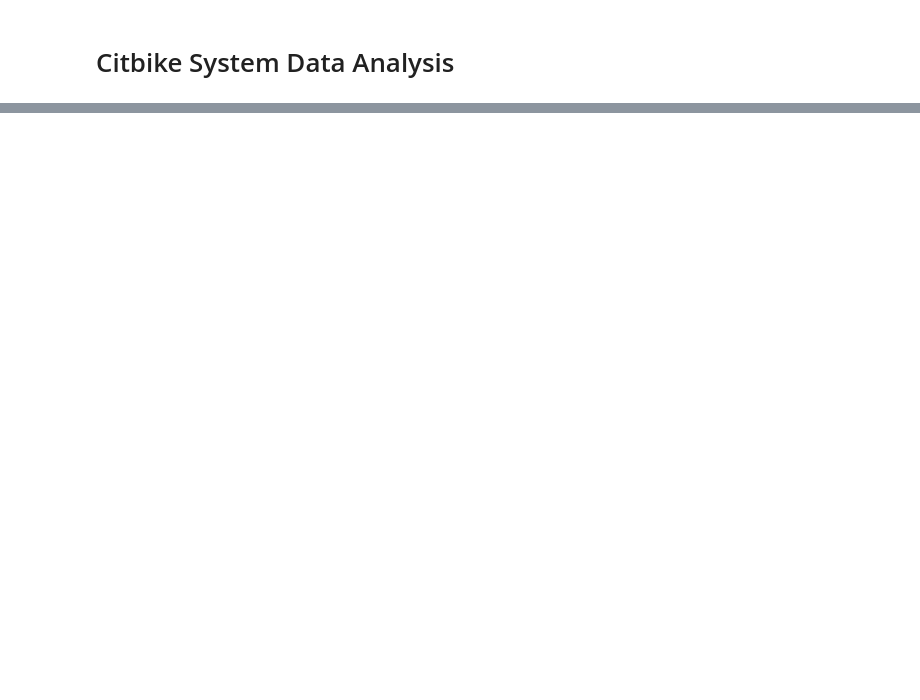
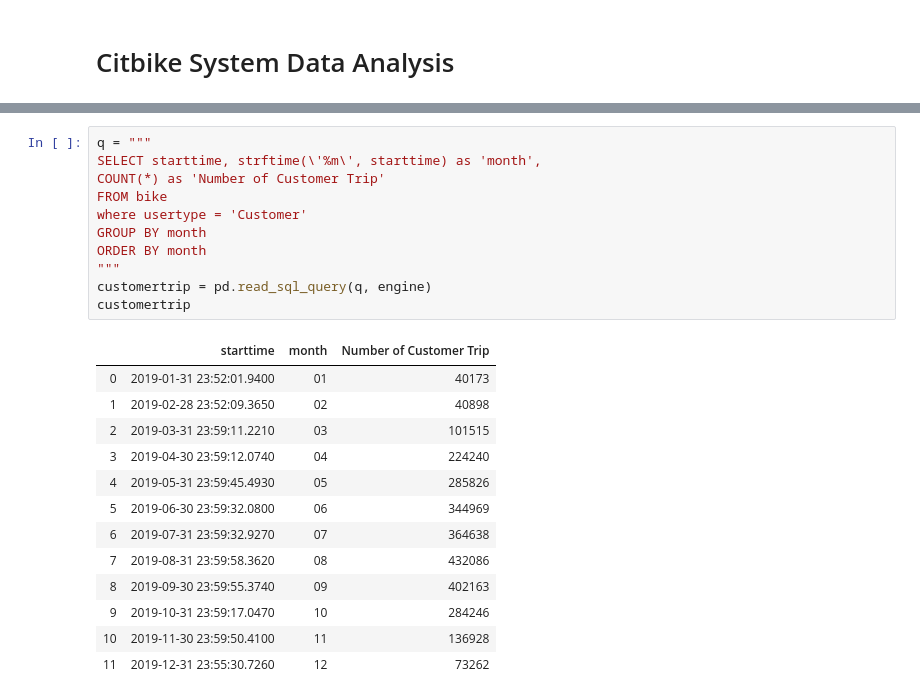
Before and after one commit to kenneth-lee-ch/citibike, a Jupyter notebook: notebooks/Citbike System Data Analysis.ipynb, the cells around one changed output, grey strips where cells are left out. Drawn from its saved outputs; the diff is of its cells as text; blank space fills up the shorter version.

```diff
--- a/notebooks/Citbike System Data Analysis.ipynb
+++ b/notebooks/Citbike System Data Analysis.ipynb
@@ -69,0 +52,25 @@ station_list
+# %%
+q = """
+SELECT starttime, strftime(\'%m\', starttime) as 'month',
+COUNT(*) as 'Number of Customer Trip'
+FROM bike
+where usertype = 'Customer'
+GROUP BY month
+ORDER BY month
+"""
+customertrip = pd.read_sql_query(q, engine)
+customertrip
+# %% [output]
+|  | starttime | month | Number of Customer Trip |
+| 0 | 2019-01-31 23:52:01.9400 | 01 | 40173 |
+| 1 | 2019-02-28 23:52:09.3650 | 02 | 40898 |
+| 2 | 2019-03-31 23:59:11.2210 | 03 | 101515 |
+| 3 | 2019-04-30 23:59:12.0740 | 04 | 224240 |
+| 4 | 2019-05-31 23:59:45.4930 | 05 | 285826 |
+| 5 | 2019-06-30 23:59:32.0800 | 06 | 344969 |
+| 6 | 2019-07-31 23:59:32.9270 | 07 | 364638 |
+| 7 | 2019-08-31 23:59:58.3620 | 08 | 432086 |
+| 8 | 2019-09-30 23:59:55.3740 | 09 | 402163 |
+| 9 | 2019-10-31 23:59:17.0470 | 10 | 284246 |
+| 10 | 2019-11-30 23:59:50.4100 | 11 | 136928 |
+| 11 | 2019-12-31 23:55:30.7260 | 12 | 73262 |
```
Also changed, not shown: parts of 10 cells of this notebook, 4 other files.
